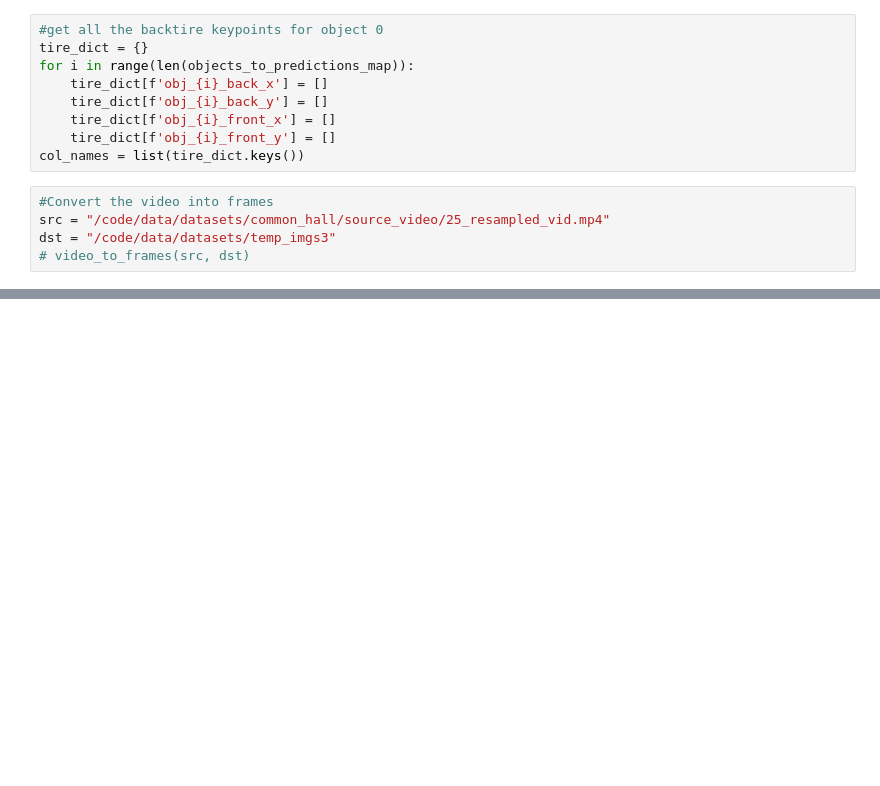
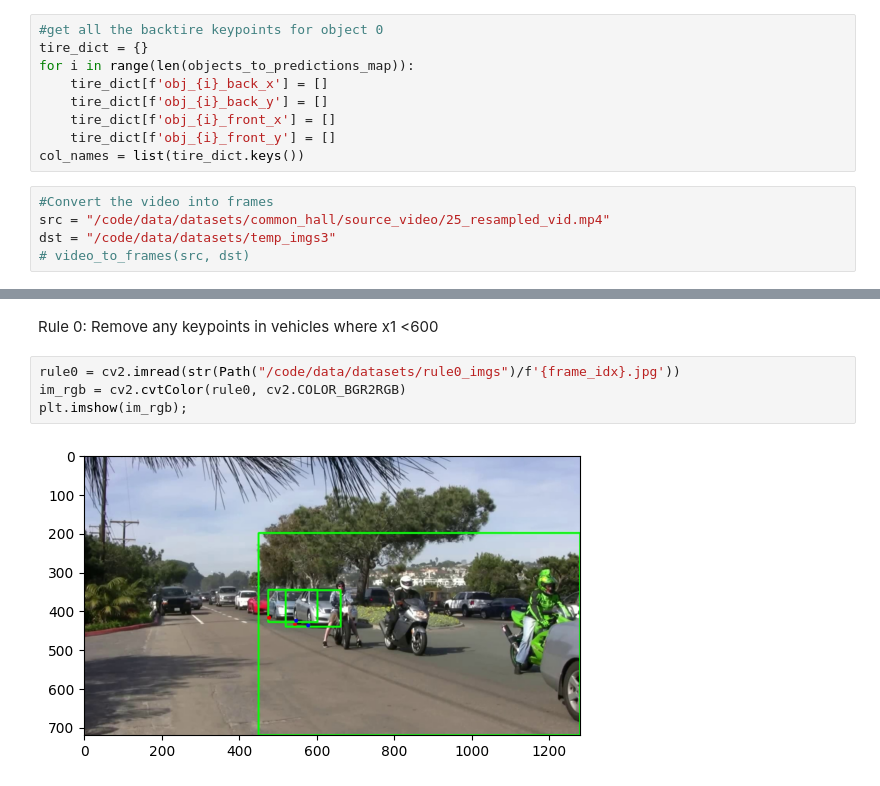
Before and after one commit to sparrowml/Speed-Trap-2022, a Jupyter notebook: disposables/keypoints_rules.ipynb, the cells around one changed output, grey strips where cells are left out. Saved outputs shown, nothing was run; the diff lists cells and outputs as text; blank space fills up the shorter version.

```diff
--- a/disposables/keypoints_rules.ipynb
+++ b/disposables/keypoints_rules.ipynb
@@ -79,0 +90,8 @@ Front says True!!
+# %% [markdown]
+Rule 0: Remove any keypoints in vehicles where x1 <600
+# %%
+rule0 = cv2.imread(str(Path("/code/data/datasets/rule0_imgs")/f'{frame_idx}.jpg'))
+im_rgb = cv2.cvtColor(rule0, cv2.COLOR_BGR2RGB)
+plt.imshow(im_rgb);
+# %% [output]
+[figure, added]
```
Also changed, not shown: parts of 8 cells of this notebook, 4 other files.
